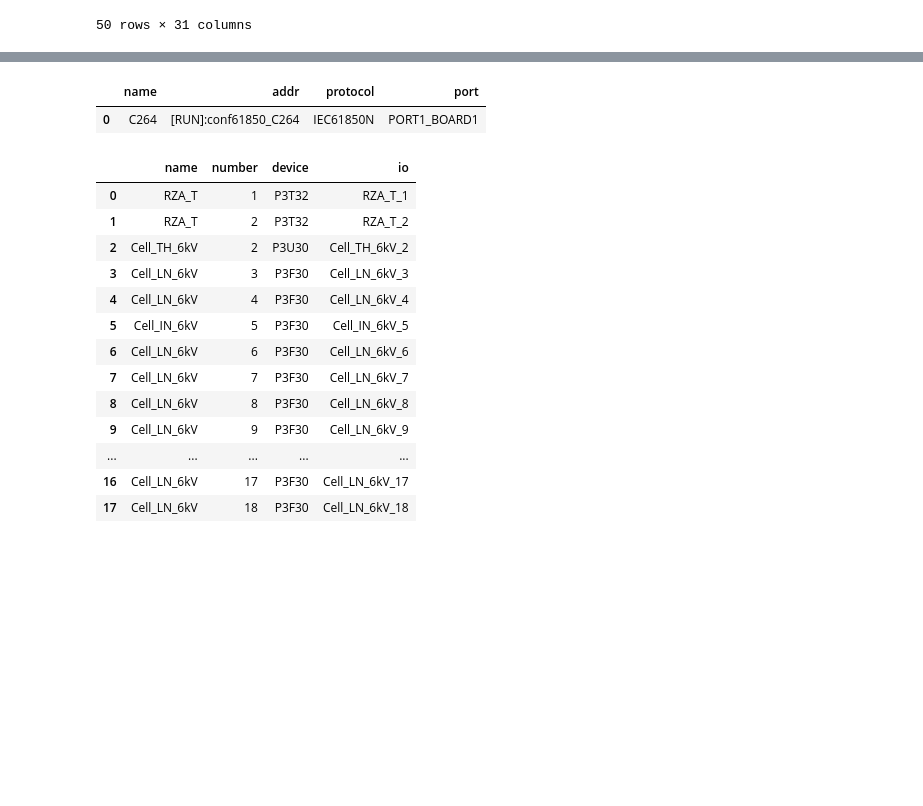
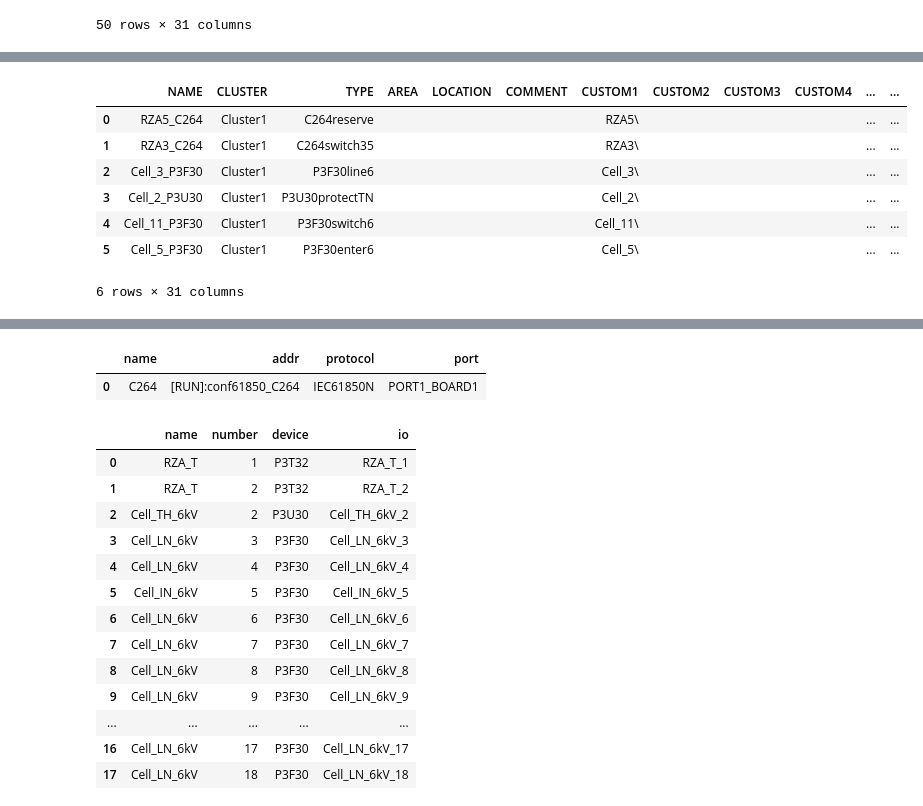
Before and after one commit to alermar69/myPython, a Jupyter notebook: ACY/dbf_scada.ipynb, the cells around one changed output, grey strips where cells are left out. Saved outputs shown, nothing was run; the diff lists cells and outputs as text; code cells hidden in the pictures; blank space fills up the shorter version.

```diff
--- a/ACY/dbf_scada.ipynb
+++ b/ACY/dbf_scada.ipynb
@@ -798,0 +963,12 @@ Name: COMMENT, dtype: object
+# %%
+df3 = project.base.base_equip.dataframe()
+df3
+# %% [output]
+|  | NAME | CLUSTER | TYPE | AREA | LOCATION | COMMENT | CUSTOM1 | CUSTOM2 | CUSTOM3 | CUSTOM4 | ... | ... |
+| 0 | RZA5_C264 | Cluster1 | C264reserve |  |  |  | RZA5\ |  |  |  | ... | ... |
+| 1 | RZA3_C264 | Cluster1 | C264switch35 |  |  |  | RZA3\ |  |  |  | ... | ... |
+| 2 | Cell_3_P3F30 | Cluster1 | P3F30line6 |  |  |  | Cell_3\ |  |  |  | ... | ... |
+| 3 | Cell_2_P3U30 | Cluster1 | P3U30protectTN |  |  |  | Cell_2\ |  |  |  | ... | ... |
+| 4 | Cell_11_P3F30 | Cluster1 | P3F30switch6 |  |  |  | Cell_11\ |  |  |  | ... | ... |
+| 5 | Cell_5_P3F30 | Cluster1 | P3F30enter6 |  |  |  | Cell_5\ |  |  |  | ... | ... |
+6 rows × 31 columns
```
Also changed, not shown: parts of 30 cells of this notebook, 14 other files.
